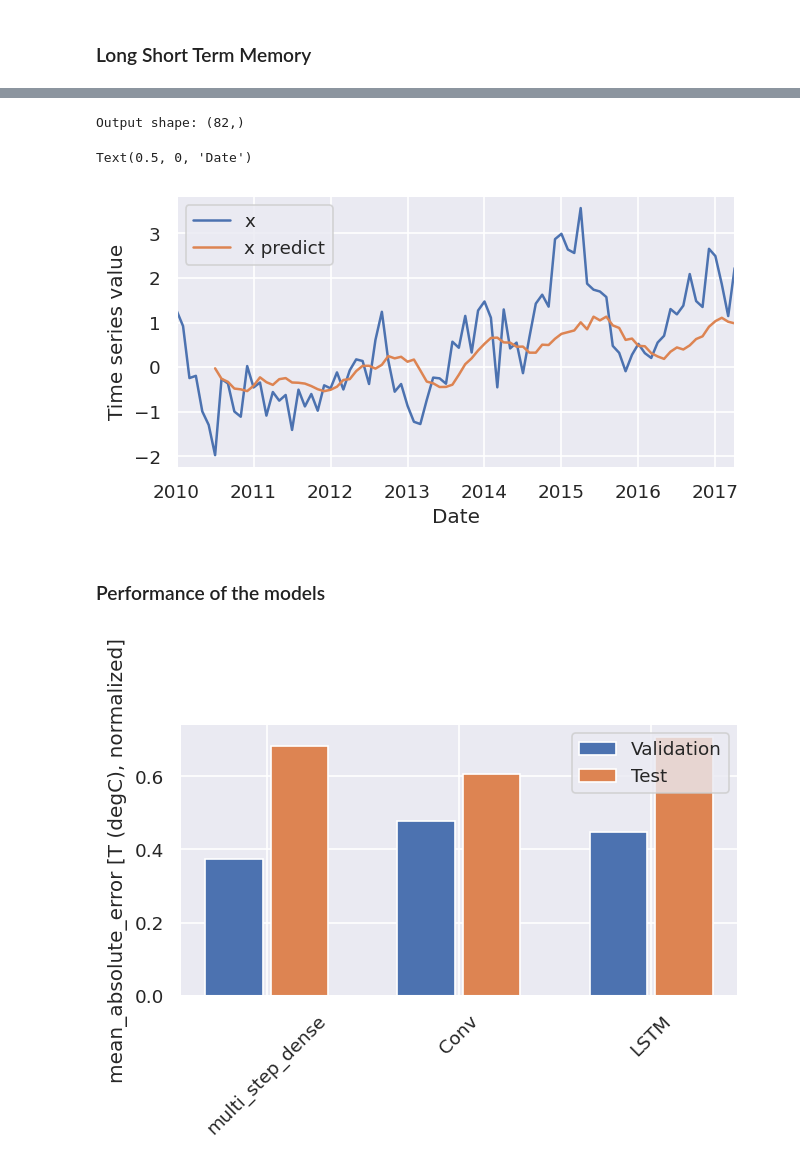
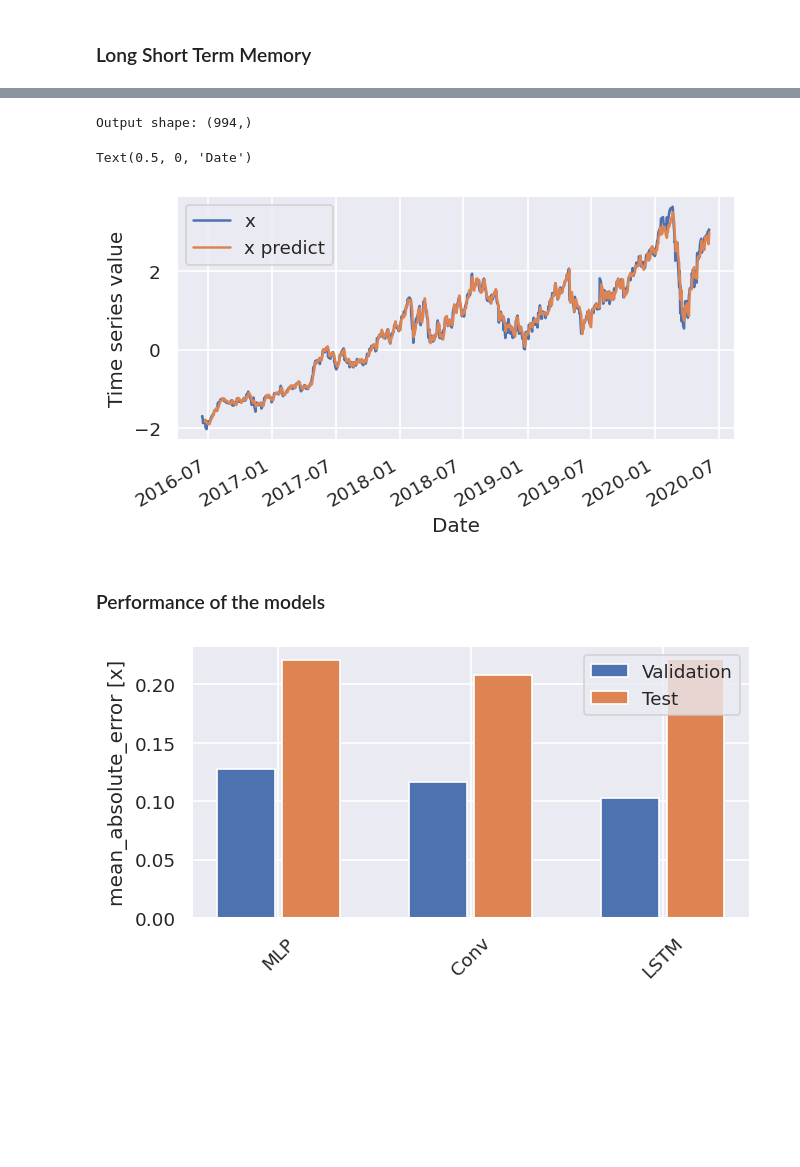
Before and after one commit to Elkinmt19/ml-engineering-dojo, a Jupyter notebook: tensorflow2.0-python/time_series_forecasting/notebooks/Time_Series_Forecasting_DL.ipynb, the cells around one changed output, grey strips where cells are left out. Saved outputs shown, nothing was run; the diff lists cells and outputs as text; code cells hidden in the pictures; blank space fills up the shorter version.

```diff
--- a/tensorflow2.0-python/time_series_forecasting/notebooks/Time_Series_Forecasting_DL.ipynb
+++ b/tensorflow2.0-python/time_series_forecasting/notebooks/Time_Series_Forecasting_DL.ipynb
@@ -129,3 +130,9 @@ from pandas.plotting import autocorrelation_plot
 g = autocorrelation_plot(df.x.tolist());
 # %% [output]
 [figure]
+# %%
+df = pd.read_csv(get_directory_path(ASSETS_FOLDER,"csvs/GOOG.csv"))
+df = df.iloc[:1000][["date", "close"]]; date = df.pop("date");
+date = date.astype("datetime64[ns]"); df.index = date
+df = df.rename(columns={"close":"x"})
+df.head()
@@ -206,7 +240,7 @@ The data set must now be divided according to a window that is chosen based on t
 # %%
 # Split the dataset using a windows of 6 lags in time
 CONV_WIDTH = 6 # Windows size
-BATCH_SIZE = 8 # Number of batches
+BATCH_SIZE = 1 # Number of batches
 
 conv_window = wg.WindowGenerator(
     input_width=CONV_WIDTH,
@@ -272,7 +307,7 @@ def compile_and_fit(model, window, patience=2):
 multi_step_dense = tf.keras.Sequential([
     # Shape: (time, features) => (time*features)
     tf.keras.layers.Flatten(),
-    tf.keras.layers.Dense(units=64, activation='relu'),
+    tf.keras.layers.Dense(units=32, activation='relu'),
     tf.keras.layers.Dense(units=1),
     # Add back the time dimension.
     # Shape: (outputs) => (1, outputs)
@@ -293,6 +328,6 @@ performance = {}
 
 IPython.display.clear_output()
 print(multi_step_dense.summary())
-val_performance['multi_step_dense'] = multi_step_dense.evaluate(conv_window.val)
-performance['multi_step_dense'] = multi_step_dense.evaluate(conv_window.test, verbose=0)
+val_performance['MLP'] = multi_step_dense.evaluate(conv_window.val)
+performance['MLP'] = multi_step_dense.evaluate(conv_window.test, verbose=0)
 # %% [output]
@@ -435,7 +478,7 @@ x_prediction = x_prediction.reshape((x_prediction.shape[0],))
 
 print('Output shape:', x_prediction.shape)
 # %% [output]
-Output shape: (82,)
+Output shape: (994,)
 # %%
 # Plot the original time series with the prediction along side
 df_plot = conv_window.complete_df[["x"]]
@@ -448,4 +491,4 @@ plt.ylabel("Time series value")
 plt.xlabel("Date")
 # %% [output]
 Text(0.5, 0, 'Date')
-[figure, old version]
+[figure, new version]
@@ -454,16 +501,16 @@ Text(0.5, 0, 'Date')
 # %%
 x = np.arange(len(performance))
 width = 0.3
 metric_name = 'mean_absolute_error'
 metric_index = lstm_model.metrics_names.index('mean_absolute_error')
 val_mae = [v[metric_index] for v in val_performance.values()]
 test_mae = [v[metric_index] for v in performance.values()]
 
-plt.ylabel('mean_absolute_error [T (degC), normalized]')
+plt.ylabel('mean_absolute_error [x]')
 plt.bar(x - 0.17, val_mae, width, label='Validation')
 plt.bar(x + 0.17, test_mae, width, label='Test')
 plt.xticks(ticks=x, labels=performance.keys(),
            rotation=45)
 _ = plt.legend()
 # %% [output]
-[figure, old version]
+[figure, new version]
```
Also changed, not shown: parts of 25 cells of this notebook.
